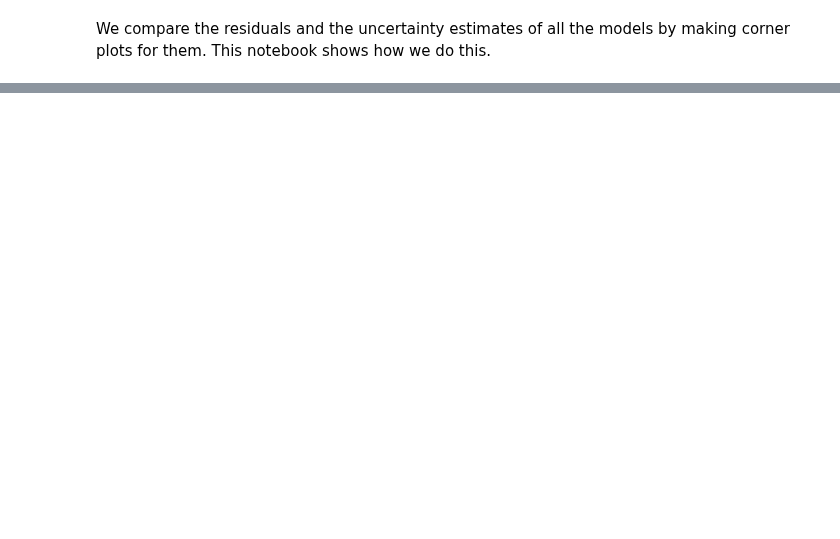
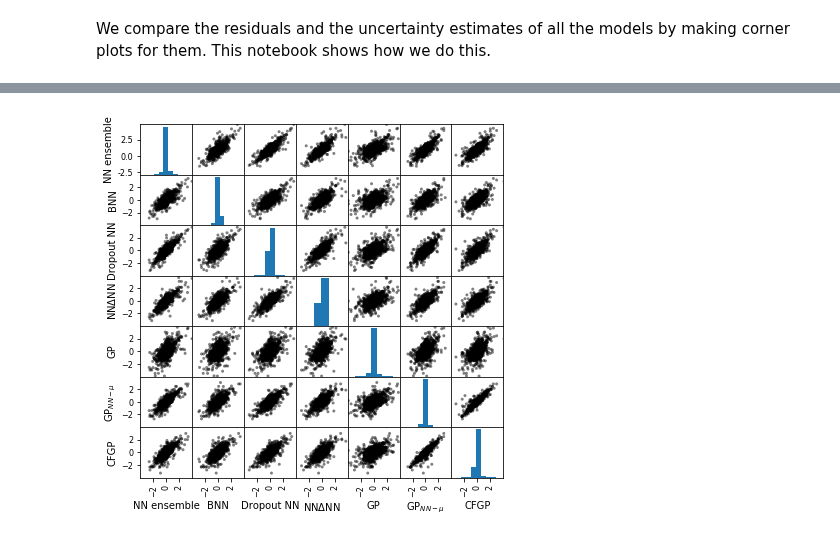
Before and after one commit to ulissigroup/uncertainty_benchmarking, a Jupyter notebook: paper/figures/corners/corner_plots.ipynb, the cells around one changed output, grey strips where cells are left out. Saved outputs shown, nothing was run; the diff lists cells and outputs as text; code cells hidden in the pictures; blank space fills up the shorter version.

Commit message:
Second try at corner plots

```diff
--- a/paper/figures/corners/corner_plots.ipynb
+++ b/paper/figures/corners/corner_plots.ipynb
@@ -3,6 +3,7 @@ We compare the residuals and the uncertainty estimates of all the models by maki
 # %%
 import pickle
 import numpy as np
+import pandas as pd
 
 
 # Load all the data
@@ -13,14 +14,14 @@ data_locations = {'NN ensemble': 'NN_ensemble',
                   'GP': 'GP/Matern',
                   'GP$_{NN-\mu}$': 'GPnnm/Matern',
                   'CFGP': 'CFGP/Matern'}
-residuals = []
-stdevs = []
+residuals = {}
+stdevs = {}
 for method_name, results_location in data_locations.items():
     with open('../../../' + results_location + '/test_predictions.pkl', 'rb') as file_handle:
         residuals_, stdevs_ = pickle.load(file_handle)
-    residuals.append(residuals_.reshape(-1))
-    stdevs.append(stdevs_.reshape(-1))
+    residuals[method_name] = residuals_.reshape(-1)
+    stdevs[method_name] = stdevs_.reshape(-1)
 
-# Format the data correctly
-residuals = np.vstack(residuals).transpose()
-stdevs = np.vstack(stdevs).transpose()
+# Format the data
+residuals = pd.DataFrame(residuals)
+stdevs = pd.DataFrame(stdevs)
@@ -66,0 +28,33 @@ std_fig.savefig('sttdevs_corner.pdf', dpi=300, transparent=True, bbox_inches='ti
+# %%
+%matplotlib inline
+import matplotlib.pyplot as plt
+from pandas.plotting import scatter_matrix
+
+
+# Configs
+plt.rcParams['axes.labelsize'] = 10
+plt.rcParams['axes.titlesize'] = 10
+lims = (-4, 4)
+xticks = [-2, 0, 2]
+figsize = (6.5, 6.5)
+color = 'k'
+
+# Plot
+resid_figs = scatter_matrix(residuals,
+                            figsize=figsize,
+                            c=color,
+                           )
+
+# Format
+for i, row in enumerate(resid_figs):
+    for j, ax in enumerate(row):
+        ax.set_xlim(lims)
+        ax.set_xticks(xticks)
+        if i != j:  # Don't change the y limits of the histograms
+            ax.set_ylim(lims)
+            ax.set_yticks(xticks)
+
+# Save
+plt.savefig('residual_correlations.pdf', dpi=300)
+# %% [output]
+[figure, added]
```
Also changed, not shown: parts of 4 cells of this notebook, 2 other files.
